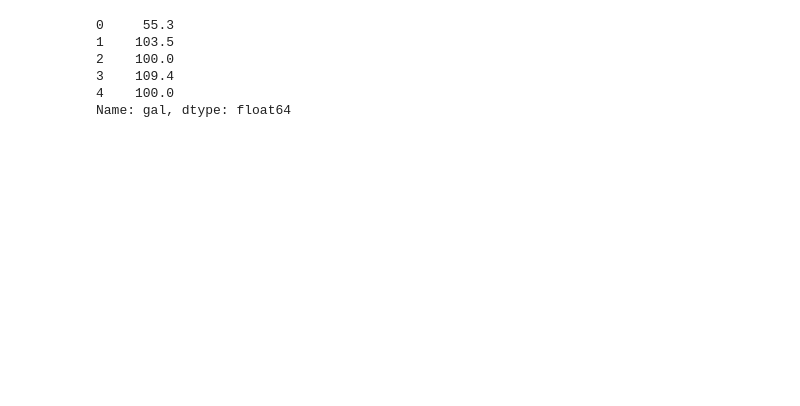
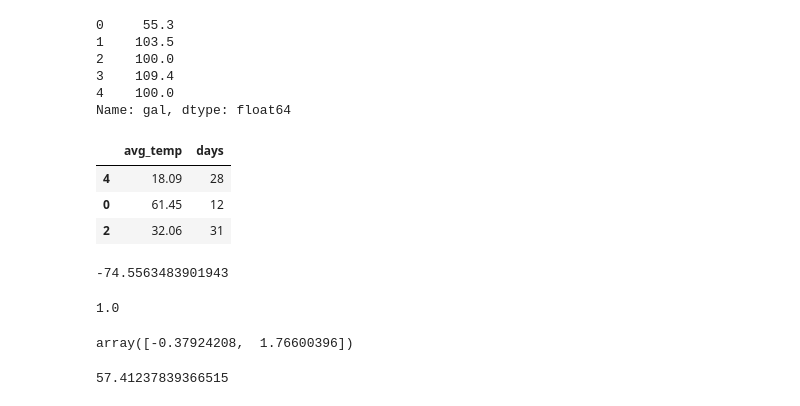
Before and after one commit to encodingintuition/personal_energy_usage, a Jupyter notebook: code/02-calc-PEU.ipynb, the cells around one changed output. Cells and saved outputs as stored; diff of their text form; code cells hidden in the pictures; blank space fills up the shorter version.

```diff
--- a/code/02-calc-PEU.ipynb
+++ b/code/02-calc-PEU.ipynb
@@ -110,3 +117,14 @@ y
 3    109.4
 4    100.0
 Name: gal, dtype: float64
+# %%
+# split
+
+X_train, X_test, y_train, y_test = train_test_split(X, y, random_state = 123)
+# %%
+X_train
+# %% [output]
+|  | avg_temp | days |
+| 4 | 18.09 | 28 |
+| 0 | 61.45 | 12 |
+| 2 | 32.06 | 31 |
@@ -112,0 +135,20 @@ Name: gal, dtype: float64
+# %%
+# test score
+
+lr.score(X_test, y_test)
+# %% [output]
+-74.5563483901943
+# %%
+# train score
+
+lr.score(X_train, y_train)
+# %% [output]
+1.0
+# %%
+lr.coef_
+# %% [output]
+array([-0.37924208,  1.76600396])
+# %%
+lr.intercept_
+# %% [output]
+57.41237839366515
```
Also changed, not shown: parts of 8 cells of this notebook, 1 other file.
